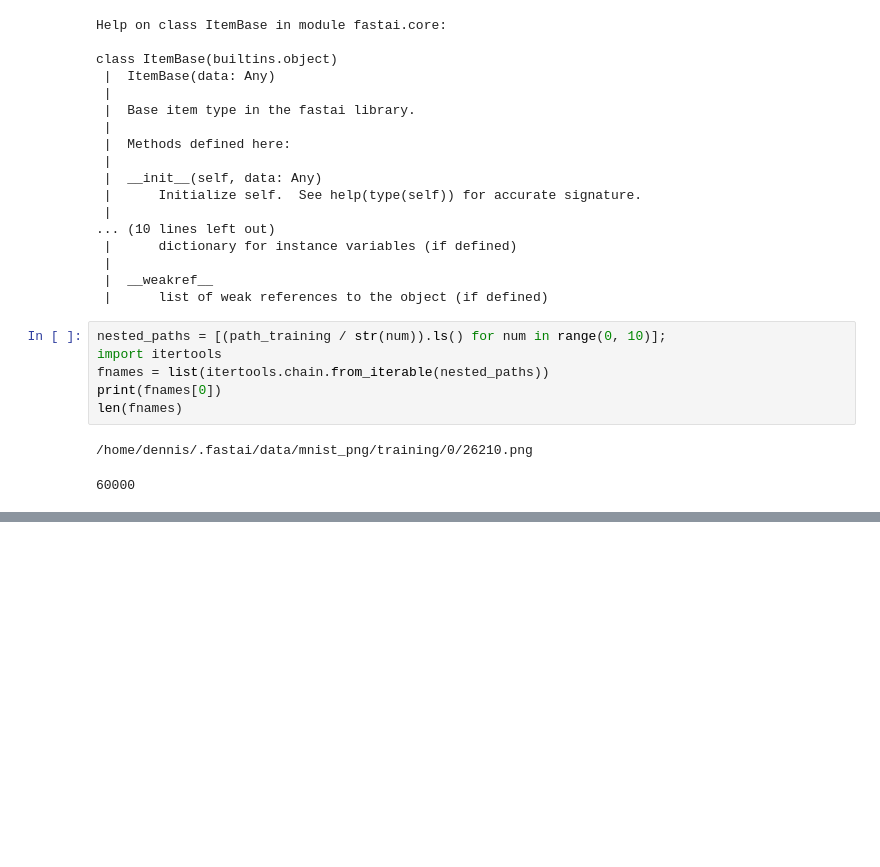
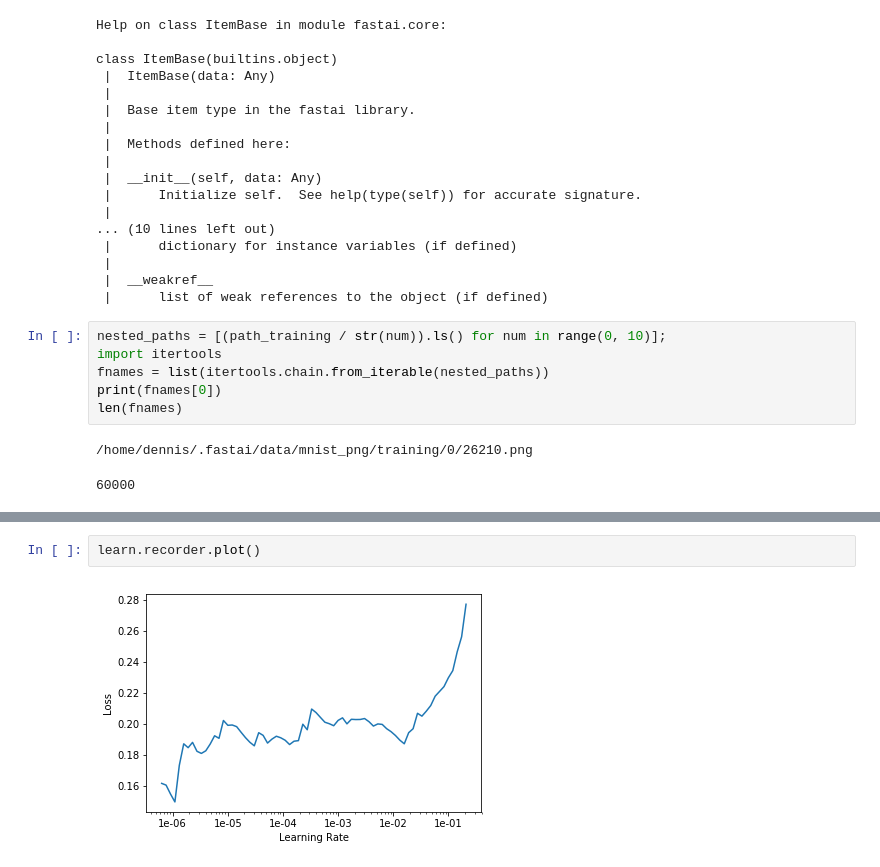
Before and after one commit to cdepillabout/course-v3, a Jupyter notebook: nbs/dl1/lesson1-mine-mnist.ipynb, the cells around one changed output, grey strips where cells are left out. Cells and saved outputs as stored; diff of their text form; blank space fills up the shorter version.

```diff
--- a/nbs/dl1/lesson1-mine-mnist.ipynb
+++ b/nbs/dl1/lesson1-mine-mnist.ipynb
@@ -84,0 +203,4 @@ data.classes
+# %%
+learn.recorder.plot()
+# %% [output]
+[figure, added]
```
Also changed, not shown: parts of 16 cells of this notebook, 1 other file.
